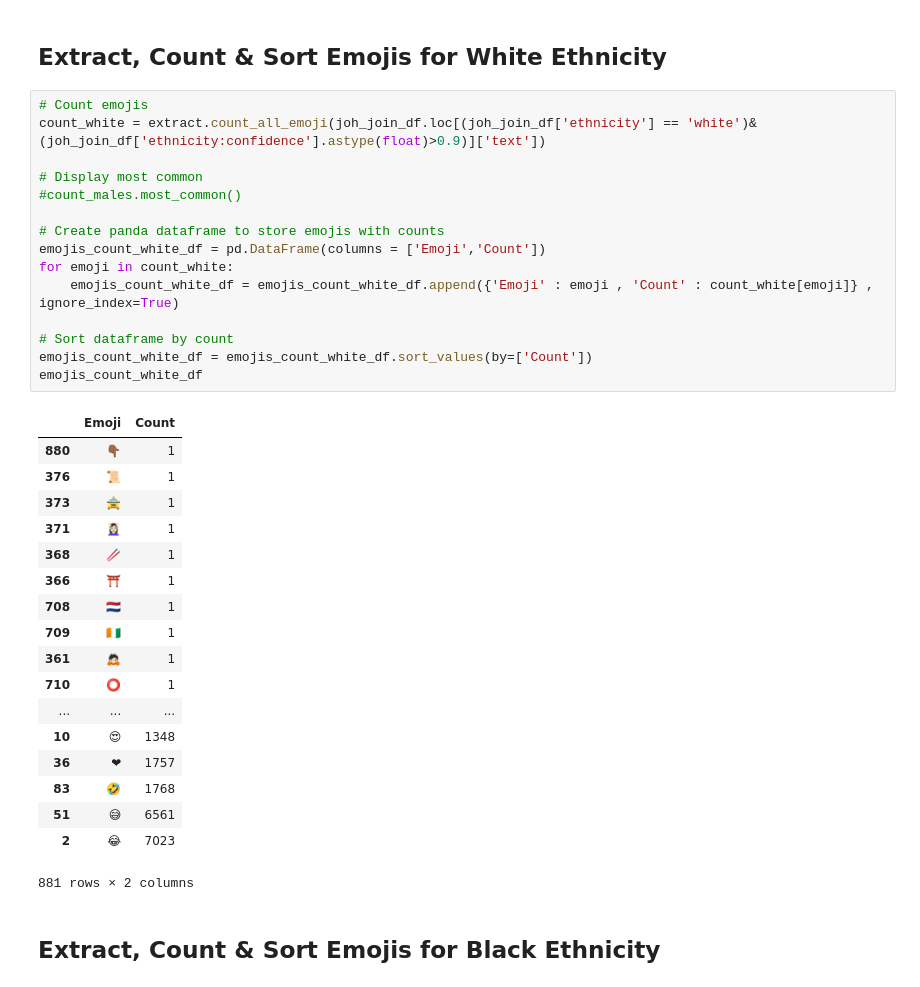
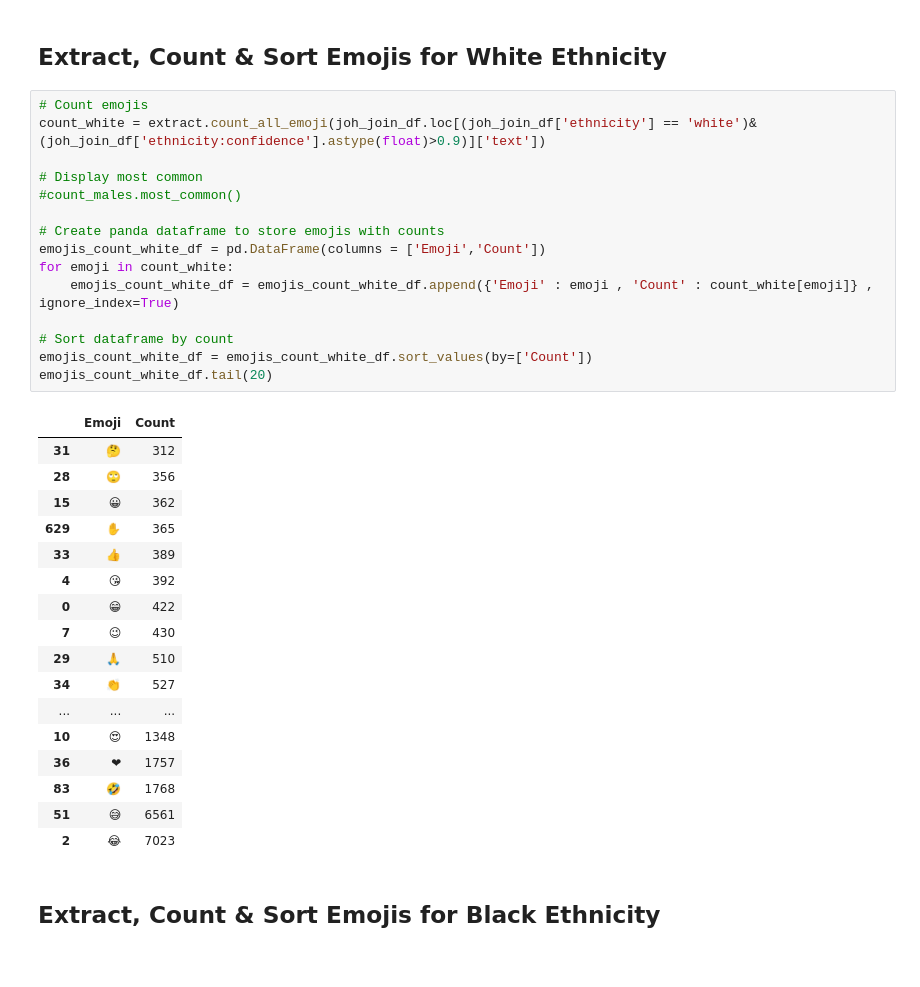
Before and after one commit to stylianosnicoletti/Emojis-usage-in-social-media-by-demographics, a Jupyter notebook: Jupyter/Emojis_ Johannesburg .ipynb, the cells around one changed output. Cells and saved outputs as stored; diff of their text form.

```diff
--- a/Jupyter/Emojis_ Johannesburg .ipynb
+++ b/Jupyter/Emojis_ Johannesburg .ipynb
@@ -221,37 +218,36 @@ plt.show()
 # %%
 # Count emojis
 count_white = extract.count_all_emoji(joh_join_df.loc[(joh_join_df['ethnicity'] == 'white')& (joh_join_df['ethnicity:confidence'].astype(float)>0.9)]['text'])
 
 # Display most common
 #count_males.most_common()
 
 # Create panda dataframe to store emojis with counts
 emojis_count_white_df = pd.DataFrame(columns = ['Emoji','Count'])
 for emoji in count_white:
     emojis_count_white_df = emojis_count_white_df.append({'Emoji' : emoji , 'Count' : count_white[emoji]} , ignore_index=True)
 
 # Sort dataframe by count
 emojis_count_white_df = emojis_count_white_df.sort_values(by=['Count'])
-emojis_count_white_df
+emojis_count_white_df.tail(20)
 # %% [output]
 |  | Emoji | Count |
-| 880 | 👇🏾 | 1 |
-| 376 | 📜 | 1 |
-| 373 | 🚖 | 1 |
-| 371 | 💆🏻‍♀️ | 1 |
-| 368 | 🥢 | 1 |
-| 366 | ⛩ | 1 |
-| 708 | 🇳🇱 | 1 |
-| 709 | 🇨🇮 | 1 |
-| 361 | 🙇🏻 | 1 |
-| 710 | ⭕ | 1 |
+| 31 | 🤔 | 312 |
+| 28 | 🙄 | 356 |
+| 15 | 😀 | 362 |
+| 629 | ✋ | 365 |
+| 33 | 👍 | 389 |
+| 4 | 😘 | 392 |
+| 0 | 😁 | 422 |
+| 7 | 😉 | 430 |
+| 29 | 🙏 | 510 |
+| 34 | 👏 | 527 |
 | ... | ... | ... |
 | 10 | 😍 | 1348 |
 | 36 | ❤ | 1757 |
 | 83 | 🤣 | 1768 |
 | 51 | 😅 | 6561 |
 | 2 | 😂 | 7023 |
-881 rows × 2 columns
 # %% [markdown]
 ## Extract, Count & Sort Emojis for Black Ethnicity
 # %%
```
Also changed, not shown: parts of 7 cells of this notebook, 1 other file.
